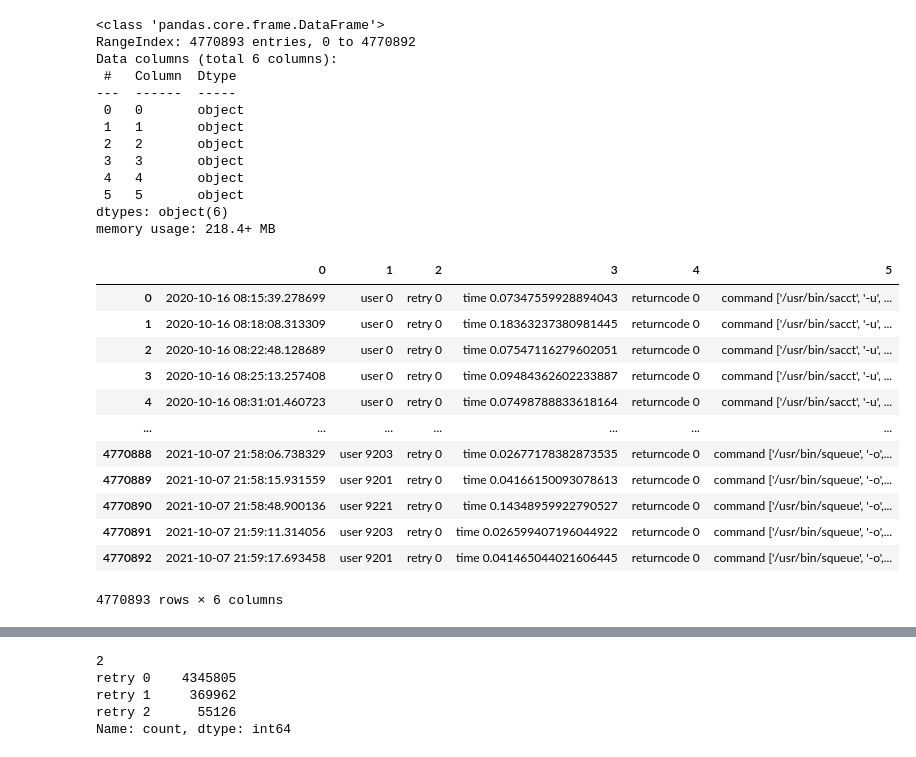
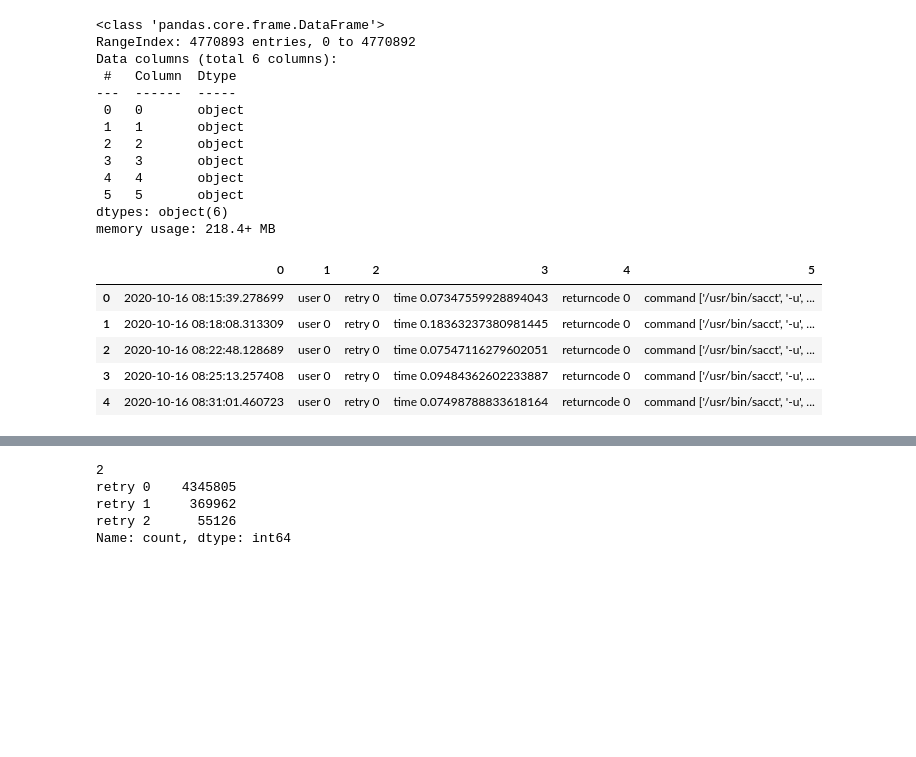
Before and after one commit to nss-data-science-cohort-9/accre-shannequin, a Jupyter notebook: notebooks/slurm_processing_analysis.ipynb, the cells around one changed output, grey strips where cells are left out. Saved outputs shown, nothing was run; the diff lists cells and outputs as text; code cells hidden in the pictures; blank space fills up the shorter version.

```diff
--- a/notebooks/slurm_processing_analysis.ipynb
+++ b/notebooks/slurm_processing_analysis.ipynb
@@ -289,19 +194,12 @@ dtypes: object(6)
 memory usage: 218.4+ MB
 # %%
 # Display head and tail data
-ce5_df
+ce5_df.head()
 # %% [output]
 |  | 0 | 1 | 2 | 3 | 4 | 5 |
 | 0 | 2020-10-16 08:15:39.278699 | user 0 | retry 0 | time 0.07347559928894043 | returncode 0 | command ['/usr/bin/sacct', '-u', ... |
 | 1 | 2020-10-16 08:18:08.313309 | user 0 | retry 0 | time 0.18363237380981445 | returncode 0 | command ['/usr/bin/sacct', '-u', ... |
 | 2 | 2020-10-16 08:22:48.128689 | user 0 | retry 0 | time 0.07547116279602051 | returncode 0 | command ['/usr/bin/sacct', '-u', ... |
 | 3 | 2020-10-16 08:25:13.257408 | user 0 | retry 0 | time 0.09484362602233887 | returncode 0 | command ['/usr/bin/sacct', '-u', ... |
 | 4 | 2020-10-16 08:31:01.460723 | user 0 | retry 0 | time 0.07498788833618164 | returncode 0 | command ['/usr/bin/sacct', '-u', ... |
-| ... | ... | ... | ... | ... | ... | ... |
-| 4770888 | 2021-10-07 21:58:06.738329 | user 9203 | retry 0 | time 0.02677178382873535 | returncode 0 | command ['/usr/bin/squeue', '-o',... |
-| 4770889 | 2021-10-07 21:58:15.931559 | user 9201 | retry 0 | time 0.04166150093078613 | returncode 0 | command ['/usr/bin/squeue', '-o',... |
-| 4770890 | 2021-10-07 21:58:48.900136 | user 9221 | retry 0 | time 0.14348959922790527 | returncode 0 | command ['/usr/bin/squeue', '-o',... |
-| 4770891 | 2021-10-07 21:59:11.314056 | user 9203 | retry 0 | time 0.026599407196044922 | returncode 0 | command ['/usr/bin/squeue', '-o',... |
-| 4770892 | 2021-10-07 21:59:17.693458 | user 9201 | retry 0 | time 0.041465044021606445 | returncode 0 | command ['/usr/bin/squeue', '-o',... |
-4770893 rows × 6 columns
 # %%
```
Also changed, not shown: parts of 81 cells of this notebook, 1 other file.
